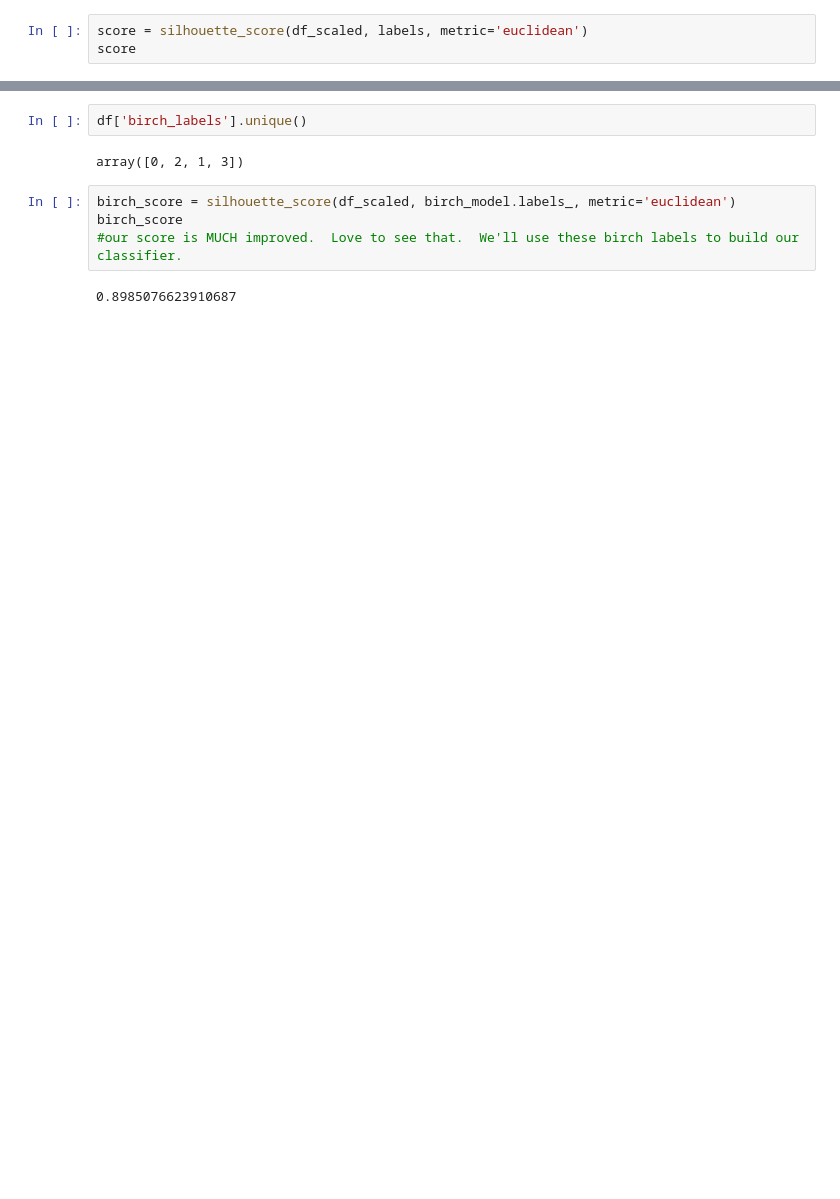
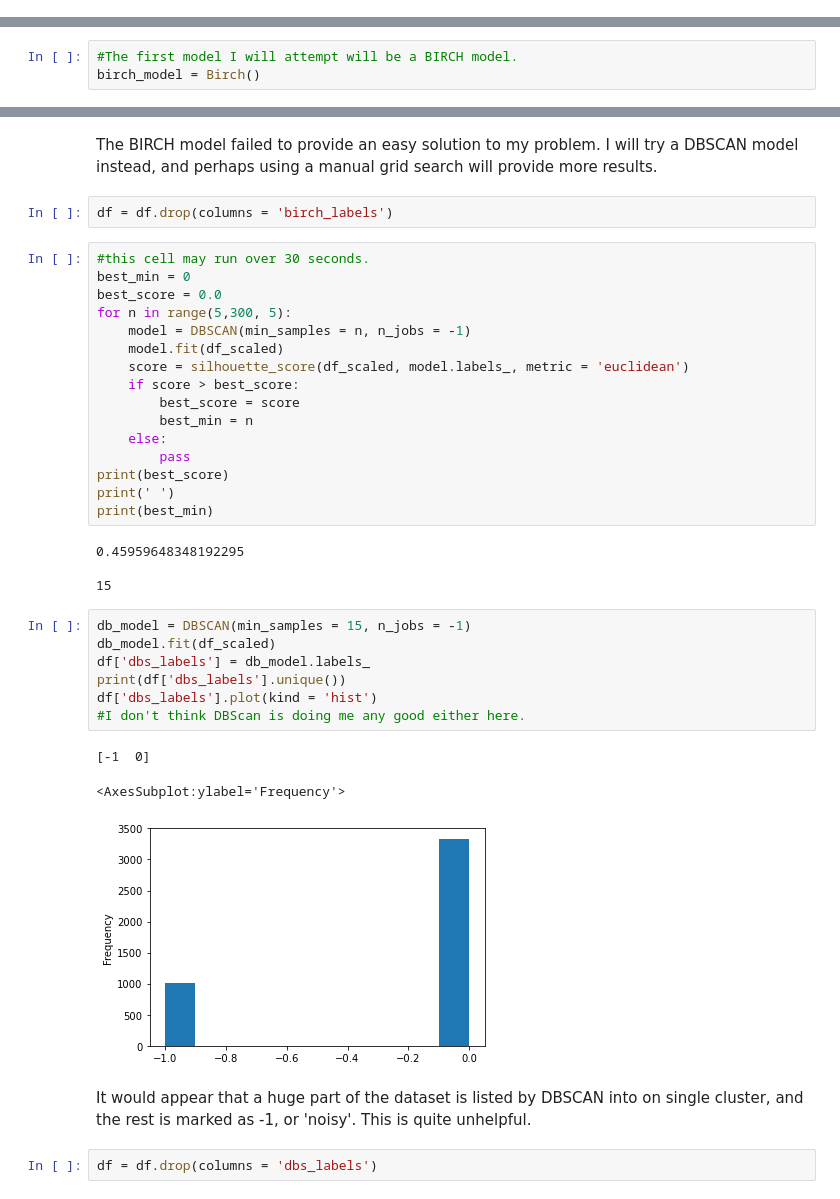
Before and after one commit to sehyeager/exoplanet_clustering, a Jupyter notebook: clustering.ipynb, the cells around one changed output, grey strips where cells are left out. Drawn from its saved outputs; the diff is of its cells as text; blank space fills up the shorter version.

```diff
--- a/clustering.ipynb
+++ b/clustering.ipynb
@@ -60,3 +32,0 @@ array([3, 0, 2, 1], dtype=int32)
-# %%
-score = silhouette_score(df_scaled, labels, metric='euclidean')
-score
@@ -68,3 +35,6 @@ birch_model = Birch(n_clusters = 4)
+# %%
+#The first model I will attempt will be a BIRCH model.
+birch_model = Birch()
 # %%
 birch_model.fit(df_scaled)
 # %% [output]
@@ -74,10 +67,39 @@ df['birch_labels'] = birch_model.labels_
+# %% [markdown]
+The BIRCH model failed to provide an easy solution to my problem.  I will try a DBSCAN model instead, and perhaps using a manual grid search will provide more results.
 # %%
-df['birch_labels'].unique()
+df = df.drop(columns = 'birch_labels')
-# %% [output]
-array([0, 2, 1, 3])
-# %%
-birch_score = silhouette_score(df_scaled, birch_model.labels_, metric='euclidean')
-birch_score
-#our score is MUCH improved.  Love to see that.  We'll use these birch labels to build our classifier.
-# %% [output]
-0.8985076623910687
+# %%
+#this cell may run over 30 seconds.
+best_min = 0
+best_score = 0.0
+for n in range(5,300, 5):
+    model = DBSCAN(min_samples = n, n_jobs = -1)
+    model.fit(df_scaled)
+    score = silhouette_score(df_scaled, model.labels_, metric = 'euclidean')
+    if score > best_score:
+        best_score = score
+        best_min = n
+    else:
+        pass
+print(best_score)
+print(' ')
+print(best_min)
+# %% [output]
+0.45959648348192295
+
+15
+# %%
+db_model = DBSCAN(min_samples = 15, n_jobs = -1)
+db_model.fit(df_scaled)
+df['dbs_labels'] = db_model.labels_
+print(df['dbs_labels'].unique())
+df['dbs_labels'].plot(kind = 'hist')
+#I don't think DBScan is doing me any good either here.
+# %% [output]
+[-1  0]
+<AxesSubplot:ylabel='Frequency'>
+[figure, added]
+# %% [markdown]
+It would appear that a huge part of the dataset is listed by DBSCAN into on single cluster, and the rest is marked as -1, or 'noisy'.  This is quite unhelpful.
+# %%
+df = df.drop(columns = 'dbs_labels')
```
Also changed, not shown: parts of 58 cells of this notebook, 13 other files.
